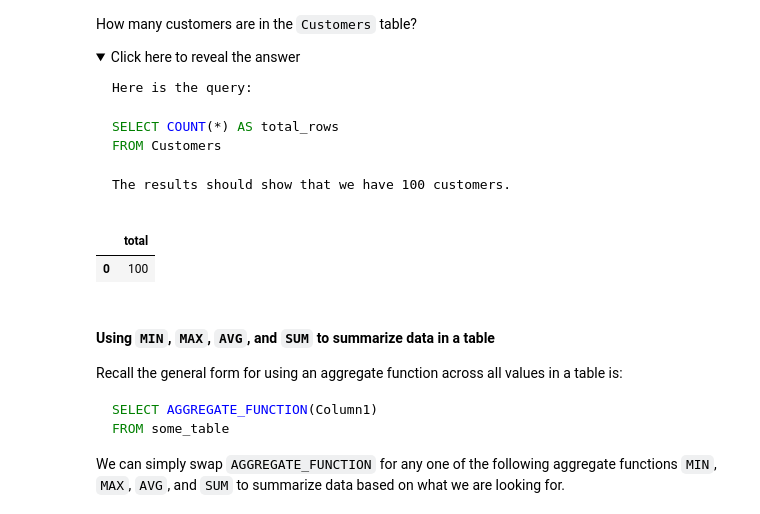
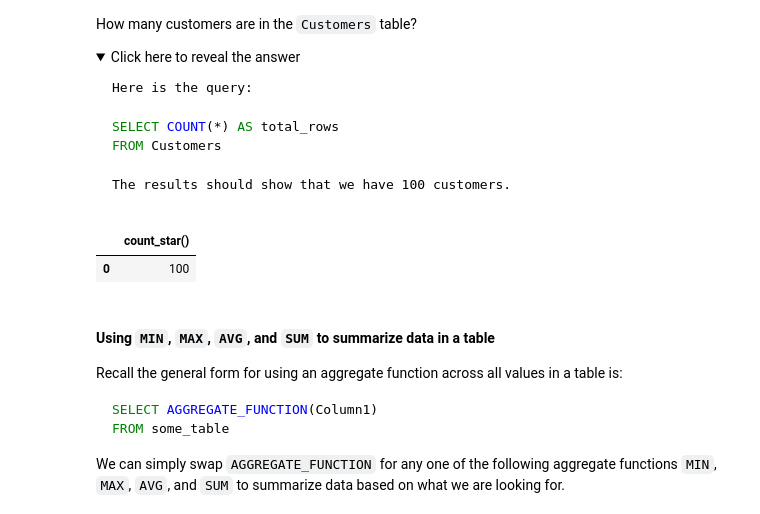
Before and after one commit to 1-icenine/1-icenine, a Jupyter notebook: notebooks/COOP_SQL_101_PracticeNotebook.ipynb, the cells around one changed output. Saved outputs shown, nothing was run; the diff lists cells and outputs as text; code cells hidden in the pictures; folded sections open.

```diff
--- a/notebooks/COOP_SQL_101_PracticeNotebook.ipynb
+++ b/notebooks/COOP_SQL_101_PracticeNotebook.ipynb
@@ -895,9 +723,9 @@ FROM Customers
 # %%
 %%sql
 
-SELECT COUNT(*) AS total FROM Customers
+SELECT COUNT(*) FROM Customers;
 # %% [output]
-|  | total |
+|  | count_star() |
 | 0 | 100 |
 # %% [markdown]
 #### **Using `MIN`, `MAX`, `AVG`, and `SUM` to summarize data in a table**
```
Also changed, not shown: parts of 50 cells of this notebook.
